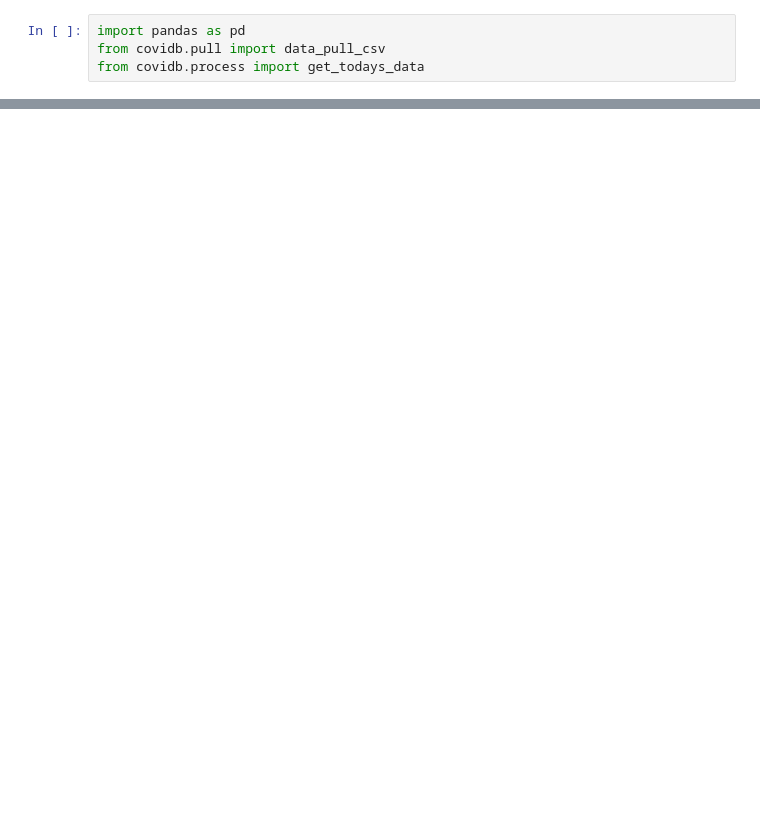
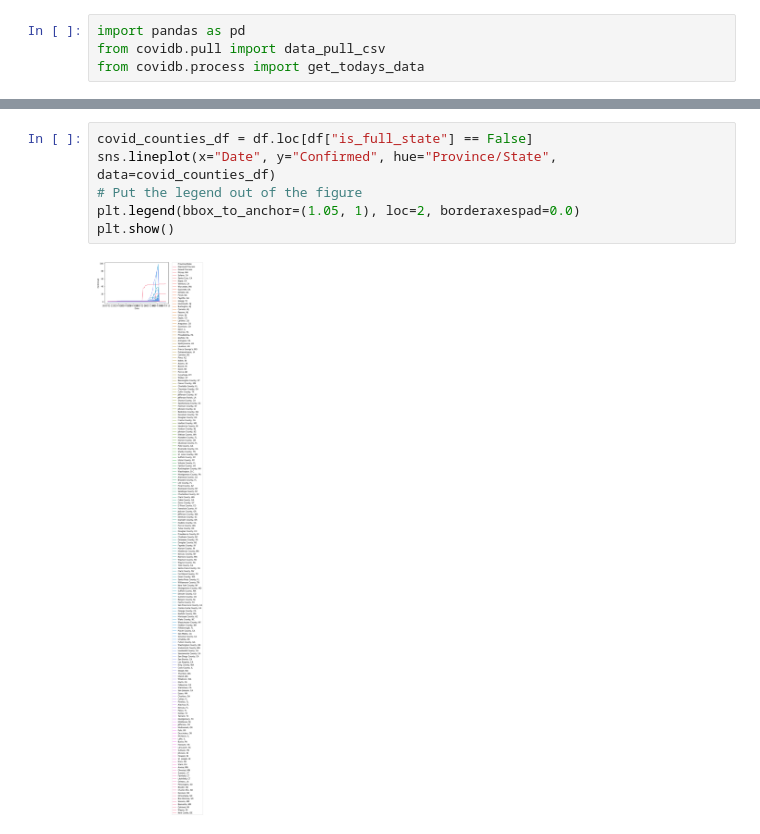
Before and after one commit to TheCulliganMan/covid-19, a Jupyter notebook: coronadb.ipynb, the cells around one changed output, grey strips where cells are left out. Saved outputs shown, nothing was run; the diff lists cells and outputs as text; blank space fills up the shorter version.

```diff
--- a/coronadb.ipynb
+++ b/coronadb.ipynb
@@ -28,0 +40,8 @@ plt.legend(bbox_to_anchor=(1.05, 1), loc=2, borderaxespad=0.)
+# %%
+covid_counties_df = df.loc[df["is_full_state"] == False]
+sns.lineplot(x="Date", y="Confirmed", hue="Province/State", data=covid_counties_df)
+# Put the legend out of the figure
+plt.legend(bbox_to_anchor=(1.05, 1), loc=2, borderaxespad=0.0)
+plt.show()
+# %% [output]
+[figure, added]
```
Also changed, not shown: parts of 7 cells of this notebook, 3 other files.
